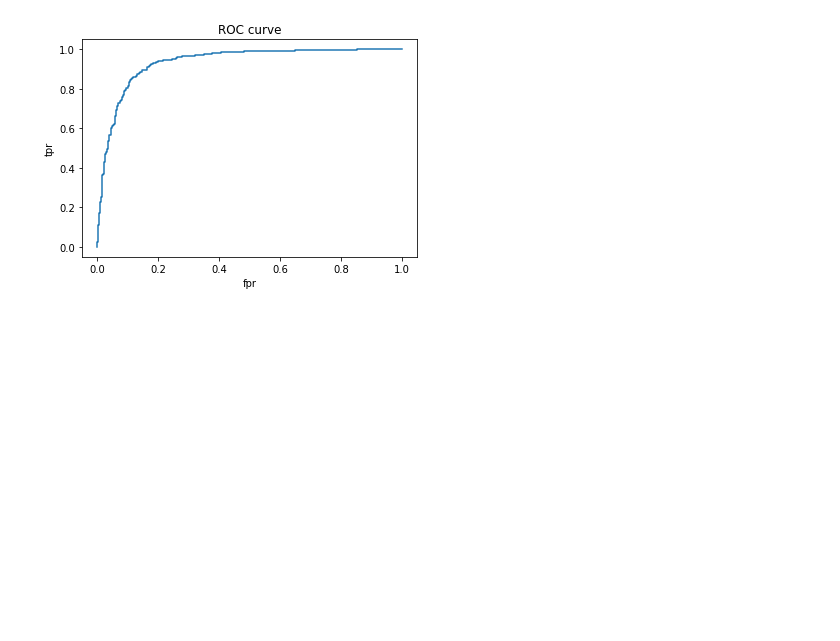
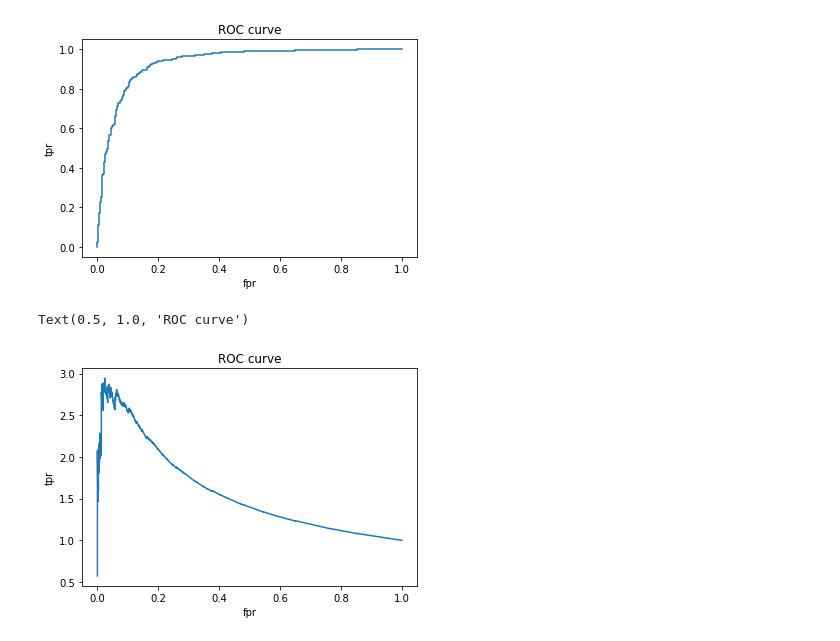
Before and after one commit to bnachman/ILCAnomalies, a Jupyter notebook: DataParser.ipynb, the cells around one changed output. Saved outputs shown, nothing was run; the diff lists cells and outputs as text; code cells hidden in the pictures; blank space fills up the shorter version.

```diff
--- a/DataParser.ipynb
+++ b/DataParser.ipynb
@@ -327,5 +538,5 @@ Y = to_categorical(y_shuffled, num_classes=2)
 ### Building the model
 # %%
 Phi_sizes, F_sizes = (10, 10, 16), (40, 20)
-num_epoch = 30
+num_epoch = 5
 batch_size = 10
@@ -331,0 +661,3 @@ batch_size = 10
+# %%
+X_train, X_val, X_test, Y_train,Y_val,Y_test = prep_and_shufflesplit_data(0)
+all_results.append(train_models(X_train, X_val, X_test, Y_train,Y_val,Y_test))
@@ -332,6 +672,6 @@ batch_size = 10
 # %%
-# build architecture
-pfn = PFN(input_dim=X.shape[-1], Phi_sizes=Phi_sizes, F_sizes=F_sizes)
+# # build architecture
+# pfn = PFN(input_dim=X.shape[-1], Phi_sizes=Phi_sizes, F_sizes=F_sizes)
 # %% [output]
 __________________________________________________________________________________________________
 Layer (type)                    Output Shape         Param #     Connected to
@@ -353,7 +693,7 @@ ________________________________________________________________________________
 # %% [markdown]
 ### Training
 # %%
-pfn.fit(X_train, Y_train,
+h = pfn.fit(X_train, Y_train,
           epochs=num_epoch,
           batch_size=batch_size,
           validation_data=(X_val, Y_val),
@@ -391,5 +731,13 @@ plt.title('ROC curve')
 # %% [output]
 Text(0.5, 1.0, 'ROC curve')
 [figure]
+# %%
+plt.plot(roc_curve[0],roc_curve[1]/np.sqrt(roc_curve[0]))
+plt.xlabel('fpr')
+plt.ylabel('tpr')
+plt.title('ROC curve')
+# %% [output]
+Text(0.5, 1.0, 'ROC curve')
+[figure, added]
 # %%
 #Later for ML: https://energyflow.network/examples/
```
Also changed, not shown: parts of 57 cells of this notebook.
